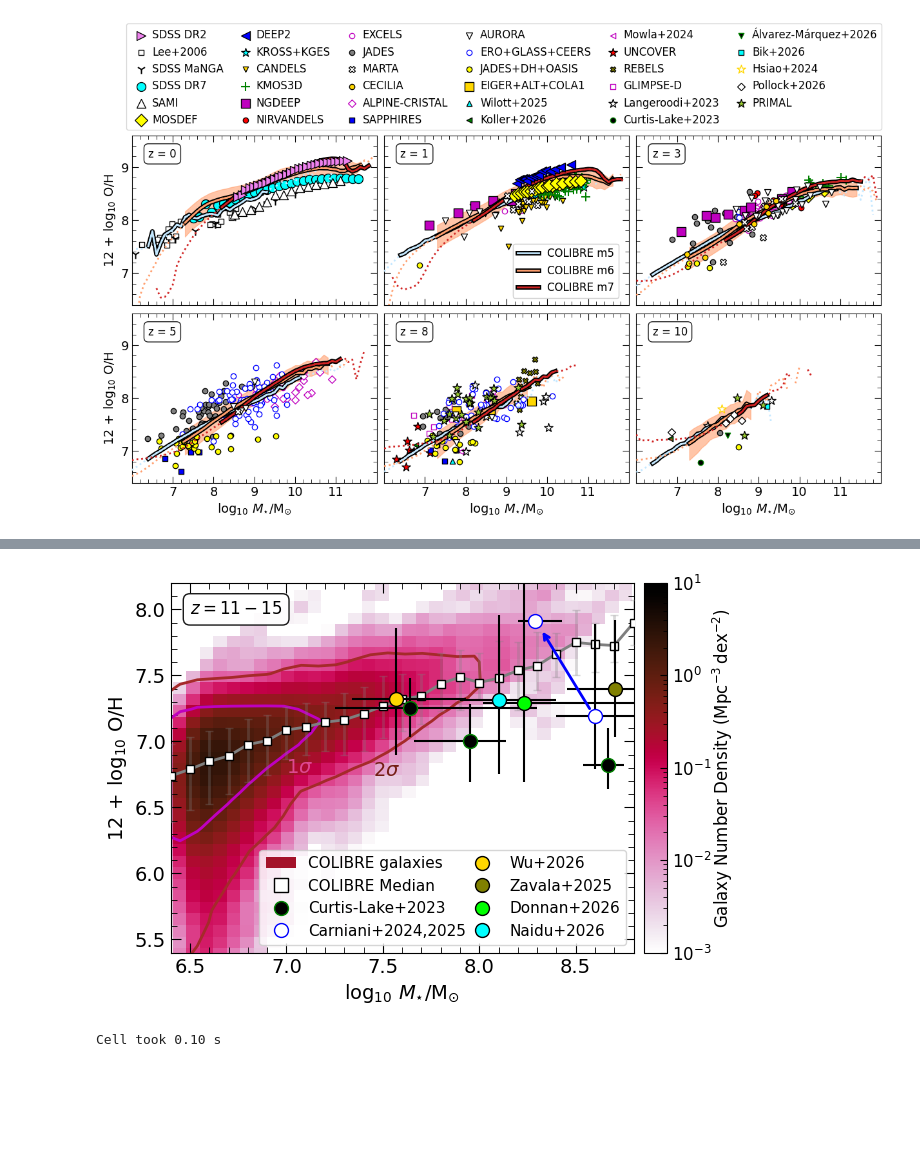
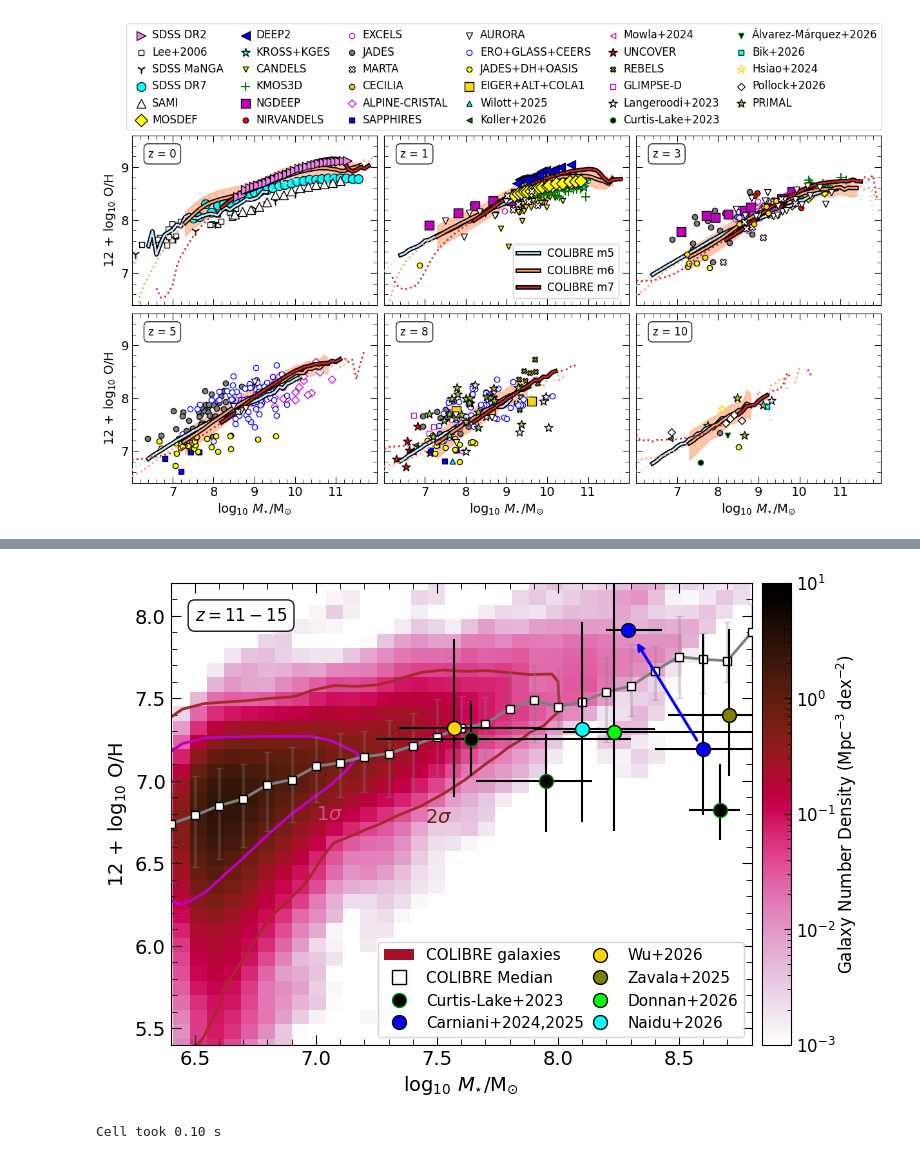
Before and after one commit to psharda/colibre_mzr_sharda26, a Jupyter notebook: plotting_scripts.ipynb, the cells around one changed output, grey strips where cells are left out. Drawn from its saved outputs; the diff is of its cells as text; code cells hidden in the pictures; blank space fills up the shorter version.

Commit message:
change mfc of carniani galaxy

```diff
--- a/plotting_scripts.ipynb
+++ b/plotting_scripts.ipynb
@@ -373,7 +373,7 @@ _tstart = time.time()
 
 reslimit_count = 10
 
-f, ax = plt.subplots(1,1,)
+f, ax = plt.subplots(1,1,figsize=(8,6))
 fontsize=14
 
 min_count = 20 #need minimum "min_count" galaxies per bin
@@ -427,10 +427,10 @@ ax.errorbar([8.67, 7.64, 7.95], [8.69-1.87, 8.69-1.44, 8.69-1.69], xerr=[[0.13,
             fmt='o', mfc='k', mec='green', ecolor='k', label='Curtis-Lake+2023', zorder=5, ms=10)
 #GS-z14-0 galaxy from Carniani+2024, Table 1 (for the second source GS-z14-1 in Carniani+, we use updated values from Wu below)
 ax.errorbar([8.6], [8.69-1.5], xerr=[[0.2],[0.7]], yerr=[[0.4],[0.7]],
-            fmt='o', mfc='white', mec='blue', ecolor='k', label='Carniani+2024', zorder=5, ms=10)
+            fmt='o', mfc='blue', mec='k', ecolor='k', label='Carniani+2024', zorder=5, ms=10)
 #we also use updated value from Carniani+2025 for the same galaxy, to show how updated measurements move the value around
 ax.errorbar([8.29], [8.69-0.78], xerr=[[0.09],[0.14]], yerr=[[0.03],[0.03]],
-            fmt='o', mfc='white', mec='blue', ecolor='k', label='Carniani+2025', zorder=5, ms=10)
+            fmt='o', mfc='blue', mec='k', ecolor='k', label='Carniani+2025', zorder=5, ms=10)
 #GS-z14-1 galaxy from Wu, Z, Einsenstein+2026 (this source is also in Carniani, but we use the more updated values)
 ax.errorbar([7.57], [8.69-1.37], xerr=[[0.23],[0.36]], yerr=[[0.42],[0.54]],
             fmt='o', mfc='gold', mec='k', ecolor='k', label='Wu+2026', zorder=5, ms=10)
@@ -453,8 +453,8 @@ proxy1 = Line2D([0], [0], marker='s', linestyle='None', markerfacecolor='white',
                 markeredgecolor='k', markersize=10, label='COLIBRE Median')
 proxy2 = Line2D([0], [0], marker='o', linestyle='None', markerfacecolor='k',
                 markeredgecolor='green', markersize=10, label='Curtis-Lake+2023')
-proxy22 = Line2D([0], [0], marker='o', linestyle='None', markerfacecolor='white',
-                markeredgecolor='b', markersize=10, label='Carniani+2024,2025')
+proxy22 = Line2D([0], [0], marker='o', linestyle='None', markerfacecolor='blue',
+                markeredgecolor='k', markersize=10, label='Carniani+2024,2025')
 proxy32 = Line2D([0], [0], marker='o', linestyle='None', markerfacecolor='gold',
                 markeredgecolor='k', markersize=10, label='Wu+2026')
 proxy42 = Line2D([0], [0], marker='o', linestyle='None', markerfacecolor='olive',
@@ -477,4 +477,4 @@ Cell took 0.05 s
-[figure, old version]
+[figure, new version]
 # %%
 _tstart = time.time()
 f, ax = plt.subplots(2,3, figsize=(15, 7), gridspec_kw = {'wspace':0.03, 'hspace':0.05})
```
Also changed, not shown: parts of 1 cell of this notebook.
